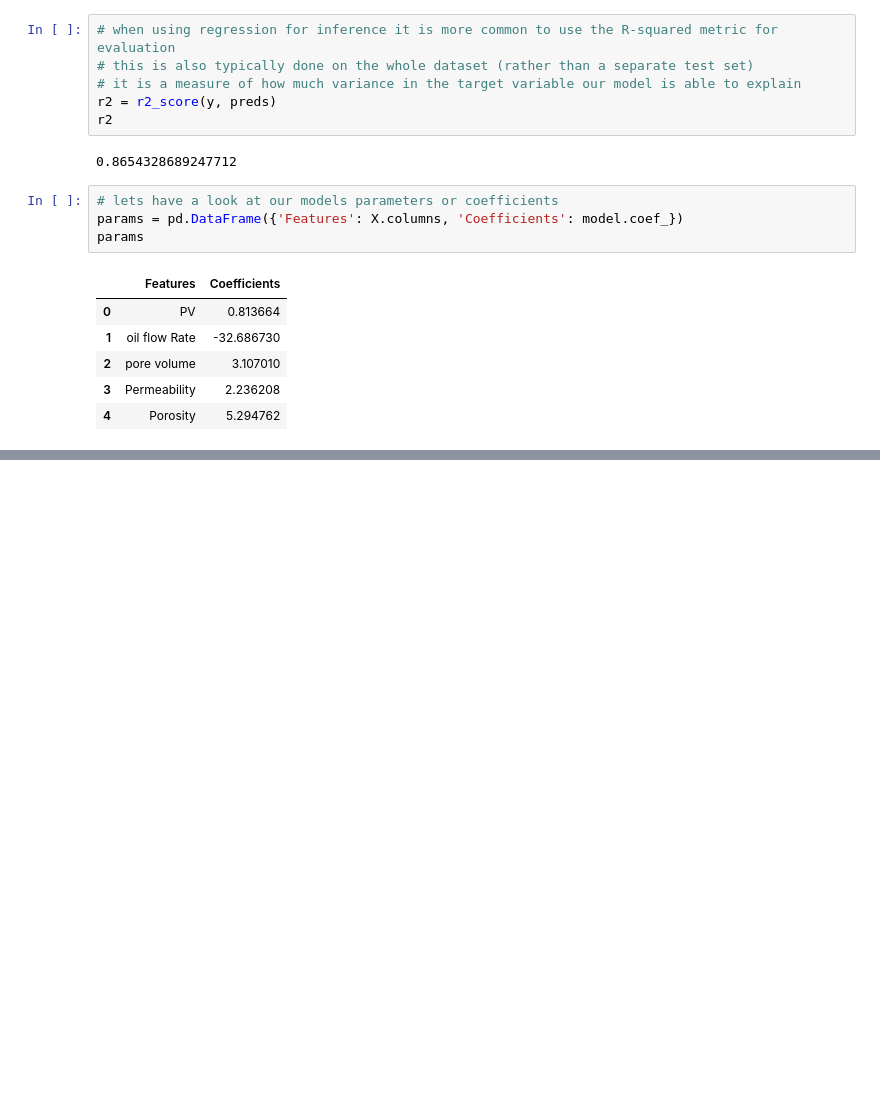
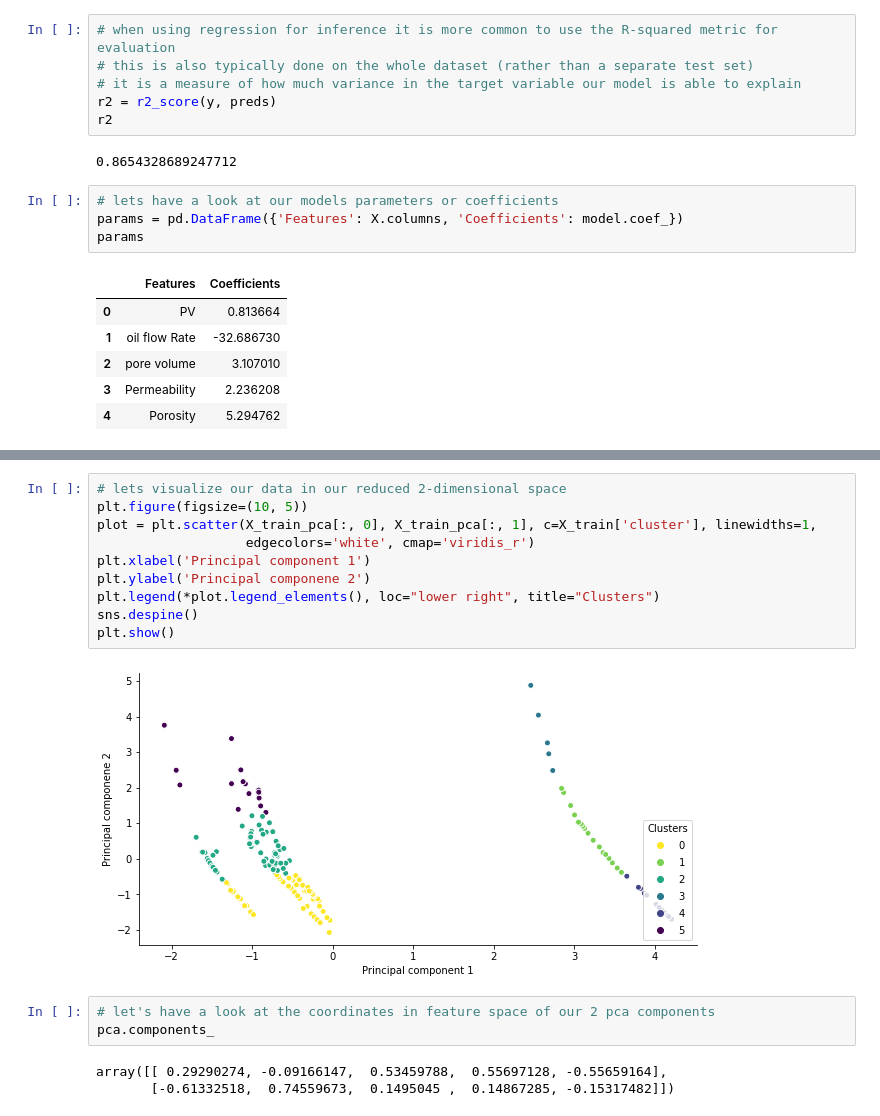
Before and after one commit to acse-srm3018/FoamCO2Prediction, a Jupyter notebook: src_python/foamprediction.ipynb, the cells around one changed output, grey strips where cells are left out. Cells and saved outputs as stored; diff of their text form; blank space fills up the shorter version.

```diff
--- a/src_python/foamprediction.ipynb
+++ b/src_python/foamprediction.ipynb
@@ -260,0 +337,18 @@ params
+# %%
+# lets visualize our data in our reduced 2-dimensional space
+plt.figure(figsize=(10, 5))
+plot = plt.scatter(X_train_pca[:, 0], X_train_pca[:, 1], c=X_train['cluster'], linewidths=1,
+                   edgecolors='white', cmap='viridis_r')
+plt.xlabel('Principal component 1')
+plt.ylabel('Principal componene 2')
+plt.legend(*plot.legend_elements(), loc="lower right", title="Clusters")
+sns.despine()
+plt.show()
+# %% [output]
+[figure, added]
+# %%
+# let's have a look at the coordinates in feature space of our 2 pca components
+pca.components_
+# %% [output]
+array([[ 0.29290274, -0.09166147,  0.53459788,  0.55697128, -0.55659164],
+       [-0.61332518,  0.74559673,  0.1495045 ,  0.14867285, -0.15317482]])
```
Also changed, not shown: parts of 25 cells of this notebook.
